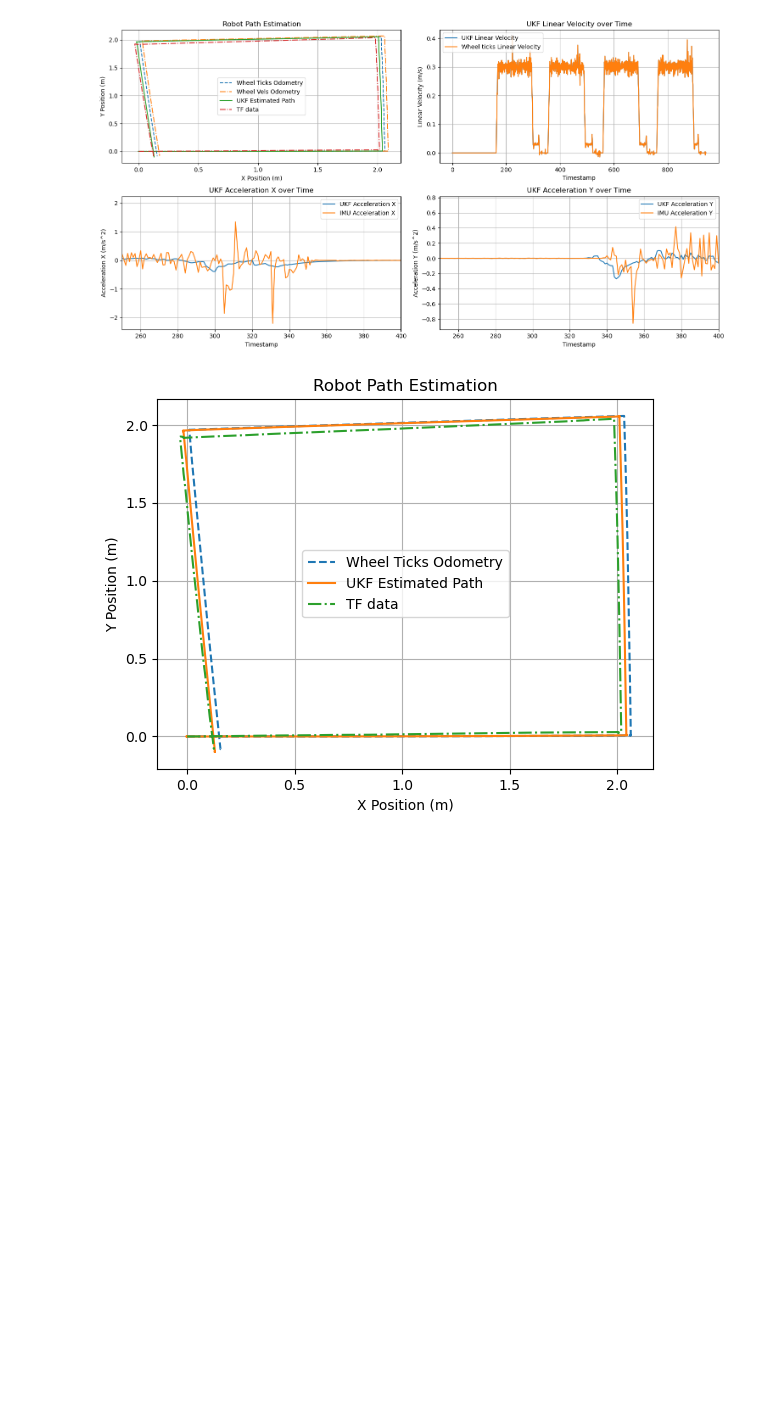
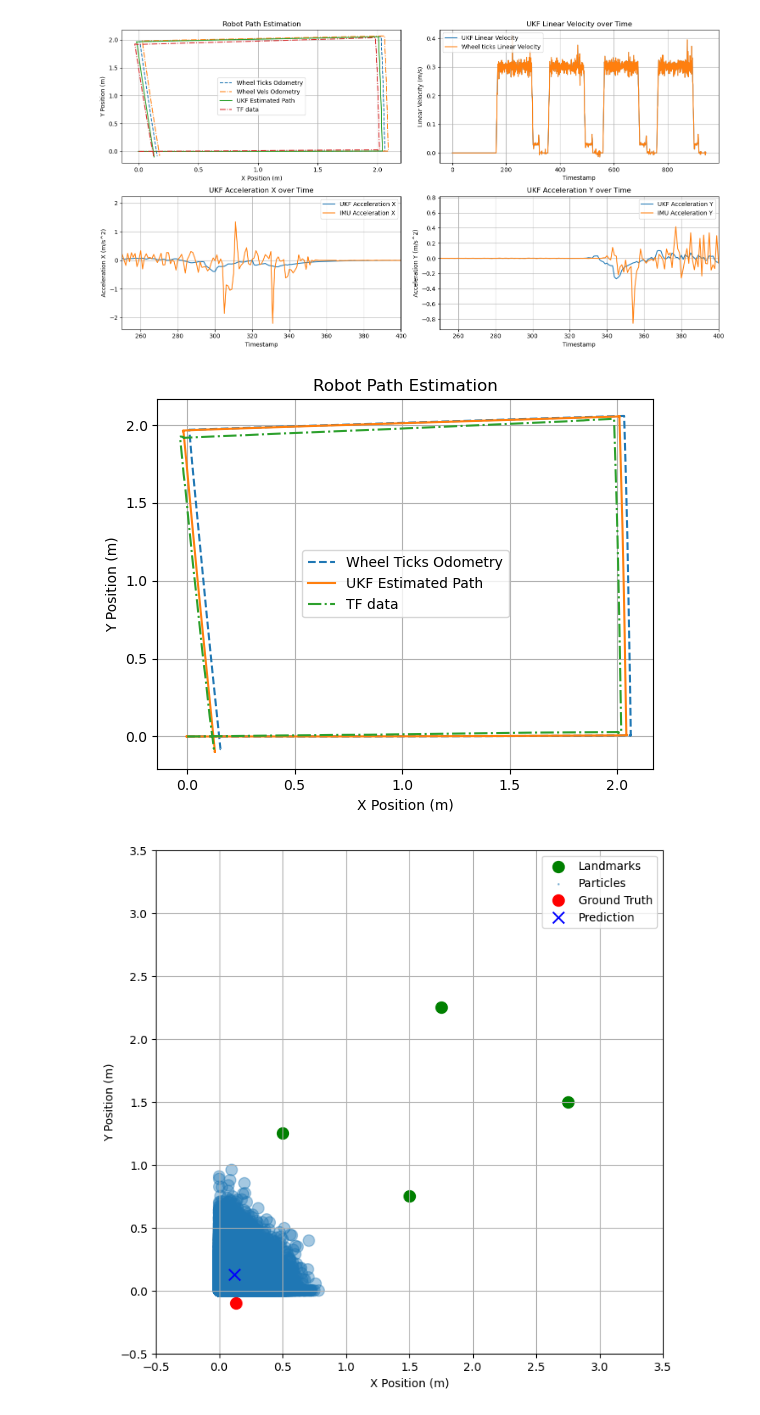
Before and after one commit to calvinbootsman/Data-Fusion-Architecture, a Jupyter notebook: Assignment 3/DFA_Assignment3_2024/test 13.ipynb, the cells around one changed output. Drawn from its saved outputs; the diff is of its cells as text; code cells hidden in the pictures; blank space fills up the shorter version.

Commit message:
Complete with error over time calculation

```diff
--- a/Assignment 3/DFA_Assignment3_2024/test 13.ipynb
+++ b/Assignment 3/DFA_Assignment3_2024/test 13.ipynb
@@ -387,11 +387,8 @@ plt.show()
 [figure]
 [figure]
 # %%
-import numpy as np
-import matplotlib.pyplot as plt
+import scipy.stats
 import matplotlib.animation as animation
-import pandas as pd
-import scipy.stats
 
 # Constants
 DELTA_T = 0.01  # Time step (seconds)
@@ -399,14 +396,8 @@ AREA_LIMIT = 3.0  # 3x3 square
 NUM_PARTICLES = 15000  # Initial number of particles
 MOTION_NOISE = [0.1, 0.1, np.deg2rad(1)]  # Noise in [x, y, theta]
 LANDMARKS = [[1.5, 0.75], [2.75, 1.5], [1.75, 2.25], [0.5, 1.25]]  # Landmarks in the area
-
-# Load tf_data (ground truth as input for now)
-def load_tf_data(filename):
-    """Load tf_data (ground truth) from a CSV file."""
-    df = pd.read_csv(filename)
-    df['yaw'] = np.arctan2(2 * (df['rotation_w'] * df['rotation_z'] + df['rotation_x'] * df['rotation_y']),
-                           1 - 2 * (df['rotation_y']**2 + df['rotation_z']**2))
-    return df['translation_x'], df['translation_y'], df['yaw']
+START_FRAME = 200  # Start frame for the animation
+END_FRAME = 1000  # End frame for the animation
 
 # Particle Filter Class
 class ParticleFilter:
@@ -427,10 +418,9 @@ class ParticleFilter:
 
     def predict(self, control_input):
         """Propagate particles using the motion model with noise."""
-        v, omega = control_input  # Linear and angular velocity
+        v, yaw = control_input  # Linear and angular velocity
         noise = np.random.normal(0, MOTION_NOISE, (self.num_particles, 3))
-        self.particles[:, 2] += omega * DELTA_T + noise[:, 2]  # Update theta
-        self.particles[:, 2] %= 2 * np.pi  # Normalize angle
+        self.particles[:, 2] += yaw + noise[:, 2]  # Update theta
         self.particles[:, 0] += (v * np.cos(self.particles[:, 2]) * DELTA_T + noise[:, 0])  # Update x
         self.particles[:, 1] += (v * np.sin(self.particles[:, 2]) * DELTA_T + noise[:, 1])  # Update y
         self.particles[:, 0] = np.clip(self.particles[:, 0], 0, self.area_limit)  # Clamp x
@@ -471,64 +461,92 @@ class ParticleFilter:
         return mean, var
 
 # Simulate Landmark Measurements
-def simulate_landmark_measurements(ukf_estimates, landmarks, noise_std):
-    """Simulate measurements from UKF estimates to landmarks."""
+def simulate_landmark_measurements(ground_truth, landmarks, noise_std):
+    """Simulate measurements from the ground truth position to landmarks."""
     measurements = []
     for landmark in landmarks:
-        distance = np.sqrt((ukf_estimates[0] - landmark[0])**2 + (ukf_estimates[1] - landmark[1])**2)
+        distance = np.sqrt((ground_truth[0] - landmark[0])**2 + (ground_truth[1] - landmark[1])**2)
         noisy_distance = distance + np.random.normal(0, noise_std)
         measurements.append(noisy_distance)
     return measurements
 
+
 # Initialize Particle Filter
 pf = ParticleFilter(NUM_PARTICLES, AREA_LIMIT)
 
-# Initialize figure
+# Load tf_data
+tf_x, tf_y, tf_yaw, tf_v = ukf_x[START_FRAME:END_FRAME], ukf_y[START_FRAME:END_FRAME], ukf_yaw[START_FRAME:END_FRAME], ukf_v[START_FRAME:END_FRAME]
+ground_truth = np.vstack((tf_x, tf_y, tf_yaw)).T
+
+# Initialize Particle Filter
 fig, ax = plt.subplots(figsize=(8, 8))
 landmark_scatter = ax.scatter([l[0] for l in LANDMARKS], [l[1] for l in LANDMARKS],
                                color='green', label='Landmarks', s=100)
 particles_scatter = ax.scatter([], [], s=[], alpha=0.4, label='Particles')
-ukf_scatter = ax.scatter([], [], color='purple', label='UKF Estimate', s=100)
+ground_truth_scatter = ax.scatter([], [], color='red', label='Ground Truth', s=100)
 predicted_scatter = ax.scatter([], [], color='blue', marker='x', label='Prediction', s=100)
 ax.set_xlim(-0.5, AREA_LIMIT + 0.5)
 ax.set_ylim(-0.5, AREA_LIMIT + 0.5)
 ax.set_xlabel('X Position (m)')
 ax.set_ylabel('Y Position (m)')
 ax.legend()
 ax.grid()
 
+# List to store errors over time
+errors = []
+
 # Animation update function
 def update(frame):
-    # Use UKF estimates instead of ground truth
-    ukf_estimates = [ukf_x[frame], ukf_y[frame], ukf_yaw[frame]]
-    control_input = [ukf_estimates[2], 0]  # Use UKF yaw (rate of change can also be included)
+    # For the first frame, just show the initial particle distribution
+    if frame == 0:
+        particles_scatter.set_offsets(pf.particles[:, :2])
+        particles_scatter.set_sizes(np.full(pf.num_particles, 100))
+        return particles_scatter,
 
-    # Simulate measurements based on UKF output
-    measurement = simulate_landmark_measurements(ukf_estimates, LANDMARKS, noise_std=0.02)
+    # For subsequent frames, proceed with the particle filter steps
+    control_input = [tf_v[frame], tf_yaw[frame]]
+    measurement = simulate_landmark_measurements(ground_truth[frame], LANDMARKS, noise_std=0.4)
 
-    # Particle filter steps
     pf.predict(control_input)
-    pf.update(measurement, measurement_noise=[0.02], landmarks=LANDMARKS)
+    pf.update(measurement, measurement_noise=[0.8], landmarks=LANDMARKS)
+    pf.resample()
 
-    if pf.neff() < NUM_PARTICLES / 2:
-        pf.resample()
-
-    # Estimate the state
     estimated_mean, _ = pf.estimate()
 
-    # Update scatter plots
+    # Calculate error (Euclidean distance) between ground truth and prediction
+    ground_truth_position = ground_truth[frame, :2]
+    particle_filter_position = estimated_mean[:2]
+    error = np.linalg.norm(ground_truth_position - particle_filter_position)
+    errors.append(error)  # Store error for this frame
+
     particles_scatter.set_offsets(pf.particles[:, :2])
-    particles_scatter.set_sizes(pf.weights * 15000)
-    ukf_scatter.set_offsets([ukf_estimates[0], ukf_estimates[1]])
+    particles_scatter.set_sizes(np.full(pf.num_particles, 100))
+    ground_truth_scatter.set_offsets([ground_truth[frame, 0], ground_truth[frame, 1]])
     predicted_scatter.set_offsets([estimated_mean[0], estimated_mean[1]])
 
-    return particles_scatter, ukf_scatter, predicted_scatter
+    return particles_scatter, ground_truth_scatter, predicted_scatter
 
-# Create animation
-ani = animation.FuncAnimation(fig, update, frames=len(ukf_x) - 1, interval=200, blit=False)
+ani = animation.FuncAnimation(fig, update, frames=len(ground_truth), interval=200, blit=False)
 
 # Save as GIF
-ani.save('particle_filter_with_ukf.gif', writer='pillow', fps=10)
+ani.save('adaptive_particle_filter_uniform.gif', writer='pillow', fps=5)
 
-print("GIF saved as 'particle_filter_with_ukf.gif'")
+# Plot Error Over Time After Animation
+plt.figure(figsize=(10, 6))
+plt.plot(range(len(errors)), errors, label='Particle Filter Error', color='blue', linewidth=2)
+plt.xlabel('Frame Index')
+plt.ylabel('Error (m)')
+plt.title('Particle Filter Error Over Time')
+plt.legend()
+plt.grid(True)
+plt.show()
+
+# Print Mean and Max Error
+mean_error = np.mean(errors)
+max_error = np.max(errors)
+print(f"Mean Particle Filter Error: {mean_error:.4f} meters")
+print(f"Max Particle Filter Error: {max_error:.4f} meters")
+
+print("GIF saved as 'adaptive_particle_filter_uniform.gif'")
 # %% [output]
+[figure, new version]
```
Also changed, not shown: parts of 2 cells of this notebook.
